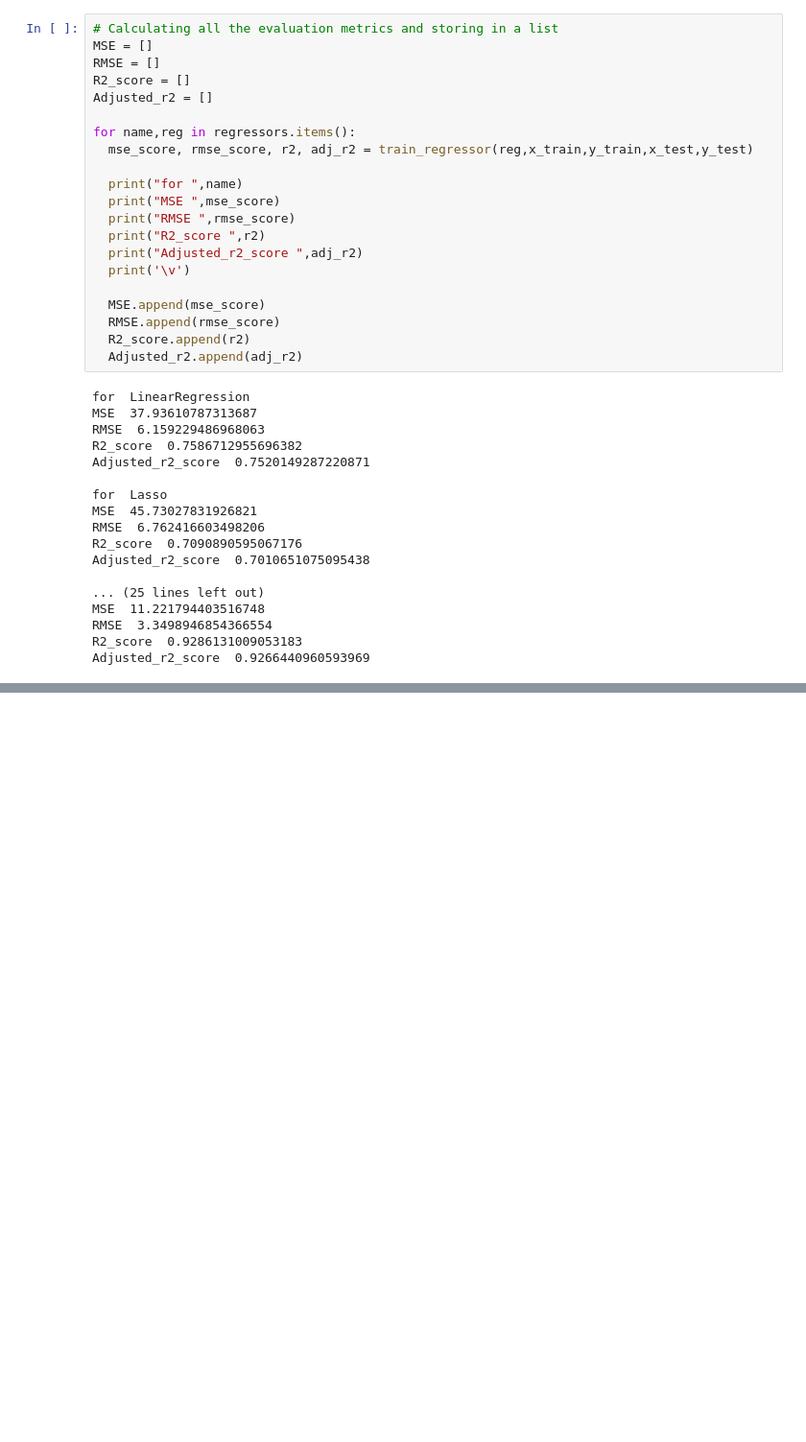
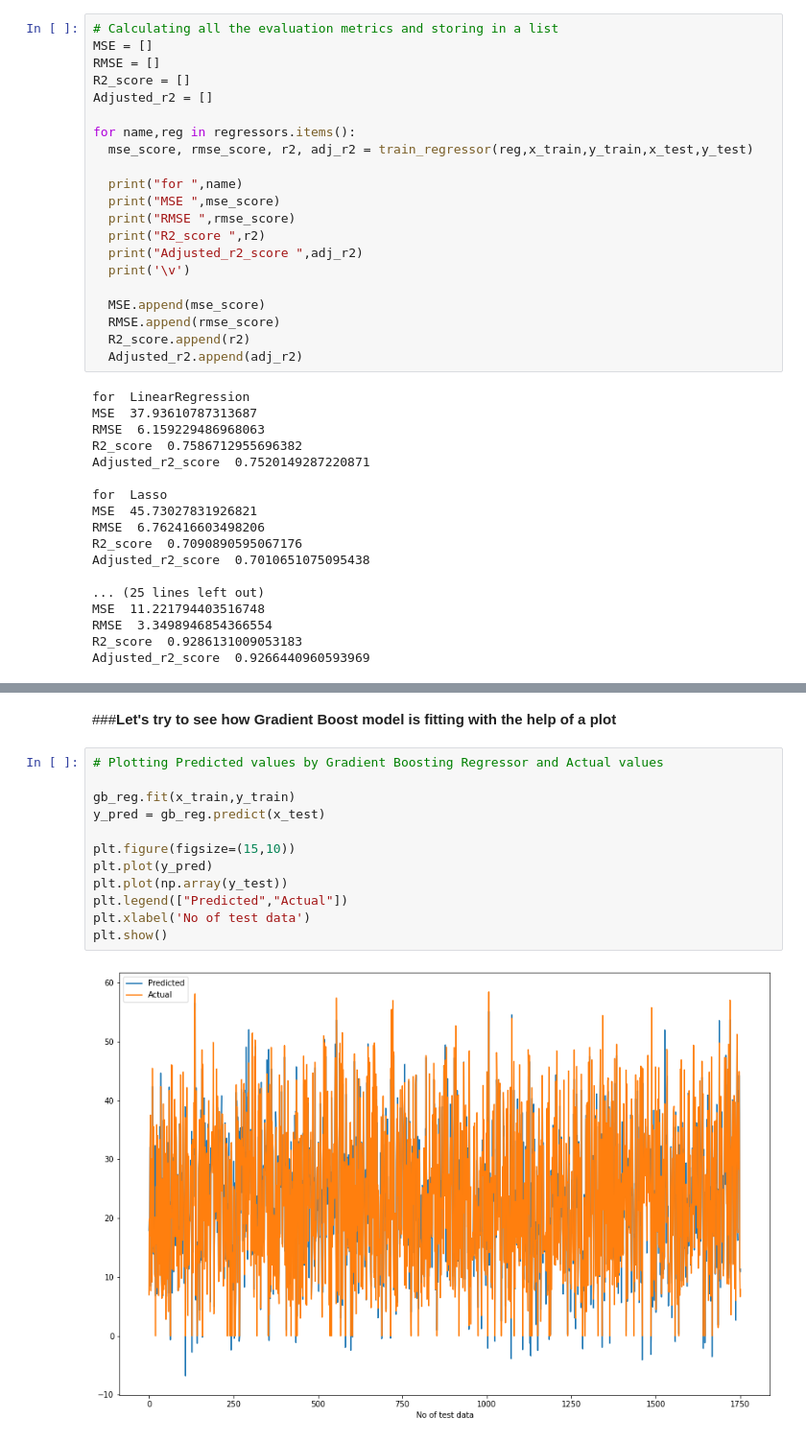
Before and after one commit to iamNirmeshGupta/Bike-Sharing-Demand-Prediction-, a Jupyter notebook: Bike_Sharing_Demand_Prediction_Capstone_Project_Nirmesh_Gupta.ipynb, the cells around one changed output, grey strips where cells are left out. Shown at 96% size. Drawn from its saved outputs; the diff is of its cells as text; blank space fills up the shorter version.

```diff
--- a/Bike_Sharing_Demand_Prediction_Capstone_Project_Nirmesh_Gupta.ipynb
+++ b/Bike_Sharing_Demand_Prediction_Capstone_Project_Nirmesh_Gupta.ipynb
@@ -685,0 +705,16 @@ Adjusted_r2_score  0.9266440960593969
+# %% [markdown]
+###**Let's try to see how Gradient Boost model is fitting with the help of a plot**
+# %%
+# Plotting Predicted values by Gradient Boosting Regressor and Actual values
+
+gb_reg.fit(x_train,y_train)
+y_pred = gb_reg.predict(x_test)
+
+plt.figure(figsize=(15,10))
+plt.plot(y_pred)
+plt.plot(np.array(y_test))
+plt.legend(["Predicted","Actual"])
+plt.xlabel('No of test data')
+plt.show()
+# %% [output]
+[figure, added]
```
Also changed, not shown: parts of 15 cells of this notebook.
